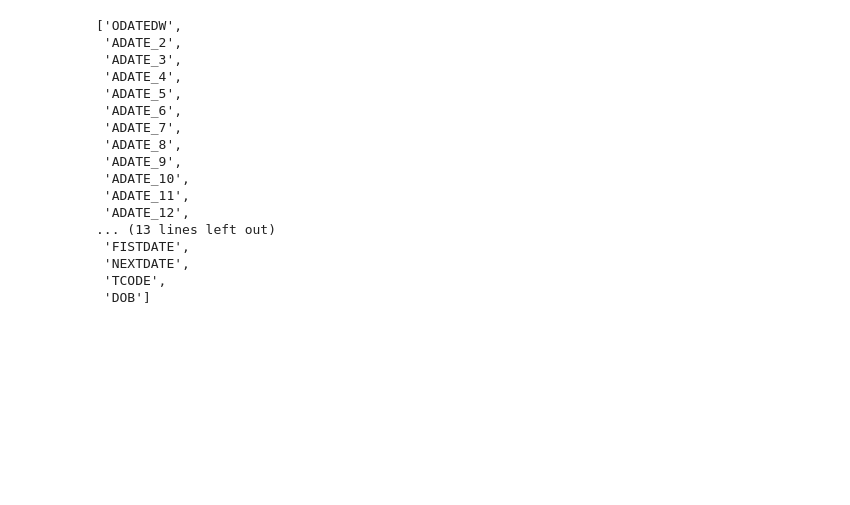
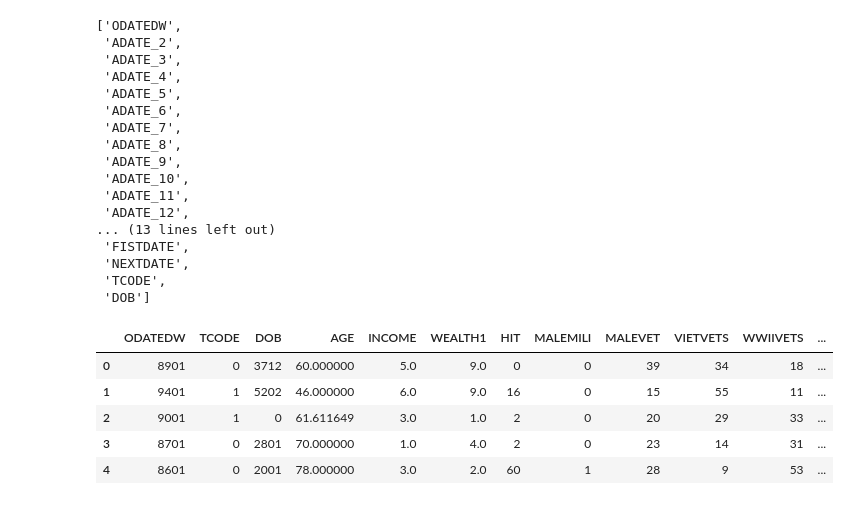
Before and after one commit to Dan2024IronHack/lab-revisiting-machine-learning, a Jupyter notebook: Revisiting Machine Learning Case Study.ipynb, the cells around one changed output. Saved outputs shown, nothing was run; the diff lists cells and outputs as text; code cells hidden in the pictures; blank space fills up the shorter version.

```diff
--- a/Revisiting Machine Learning Case Study.ipynb
+++ b/Revisiting Machine Learning Case Study.ipynb
@@ -730,0 +726,2 @@ Name: INCOME, dtype: int64
+# %%
+data_num['WEALTH1'] = data_num['WEALTH1'].fillna(9.0)
@@ -748,3 +808,12 @@ drop_list_num
  'NEXTDATE',
  'TCODE',
  'DOB']
+# %%
+data_num.head()
+# %% [output]
+|  | ODATEDW | TCODE | DOB | AGE | INCOME | WEALTH1 | HIT | MALEMILI | MALEVET | VIETVETS | WWIIVETS | ... |
+| 0 | 8901 | 0 | 3712 | 60.000000 | 5.0 | 9.0 | 0 | 0 | 39 | 34 | 18 | ... |
+| 1 | 9401 | 1 | 5202 | 46.000000 | 6.0 | 9.0 | 16 | 0 | 15 | 55 | 11 | ... |
+| 2 | 9001 | 1 | 0 | 61.611649 | 3.0 | 1.0 | 2 | 0 | 20 | 29 | 33 | ... |
+| 3 | 8701 | 0 | 2801 | 70.000000 | 1.0 | 4.0 | 2 | 0 | 23 | 14 | 31 | ... |
+| 4 | 8601 | 0 | 2001 | 78.000000 | 3.0 | 2.0 | 60 | 1 | 28 | 9 | 53 | ... |
```
Also changed, not shown: parts of 14 cells of this notebook.
